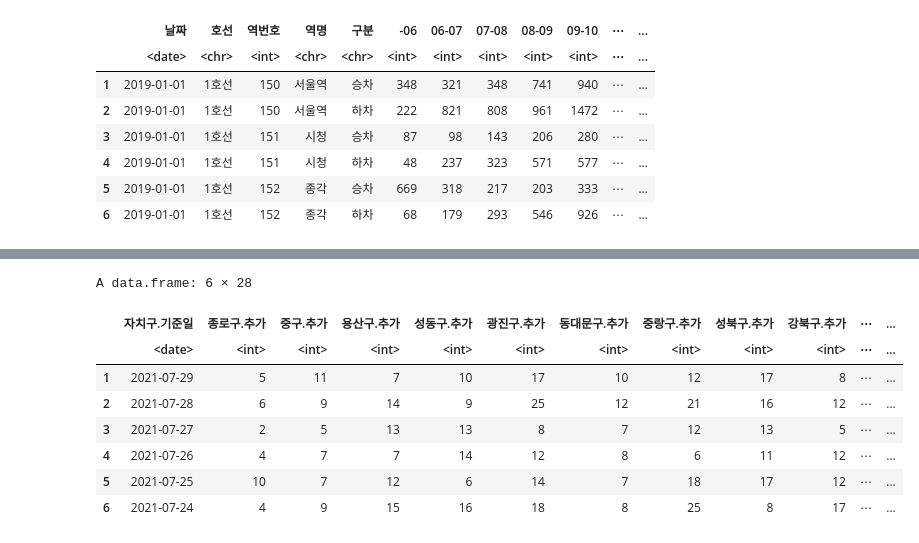
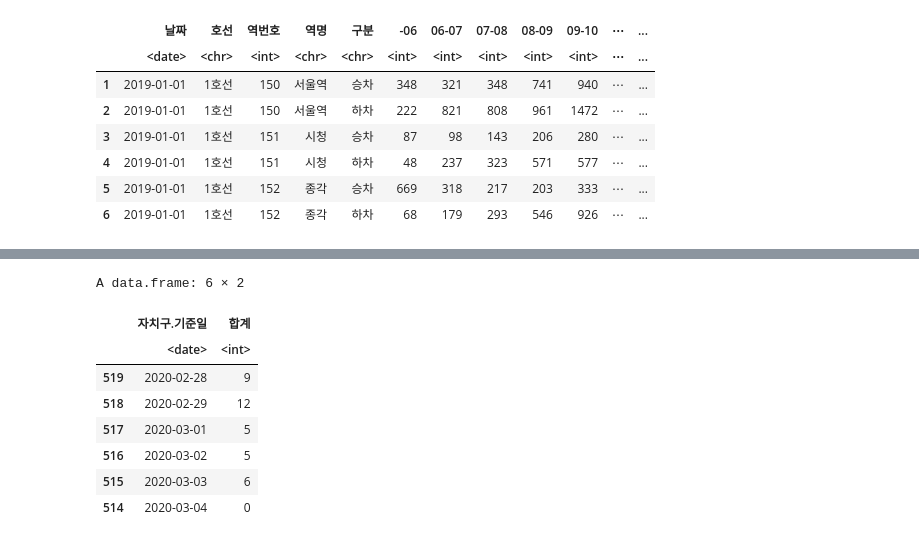
Before and after one commit to tommylee8939/TIL, a Jupyter notebook: R-project/project.ipynb, the cells around one changed output, grey strips where cells are left out. Saved outputs shown, nothing was run; the diff lists cells and outputs as text; code cells hidden in the pictures.

```diff
--- a/R-project/project.ipynb
+++ b/R-project/project.ipynb
@@ -97,17 +127,20 @@ A data.frame: 6 × 26
 # %%
 corona <- read.csv('data/코로나동향.csv',header = T)
 
 corona_new <- corona[,seq(1,53,2)]
 corona_new$합계 <- apply(corona_new[,-1],1,sum)
 corona_new$`자치구.기준일`<- as.Date(corona_new$`자치구.기준일`,format = '%Y.%m.%d')
+corona_new <- corona_new[,c(1,28)]
+
+corona_new <- corona_new[seq(519,1,-1),]
 head(corona_new)
 # %% [output]
-A data.frame: 6 × 28
+A data.frame: 6 × 2
-|  | 자치구.기준일 | 종로구.추가 | 중구.추가 | 용산구.추가 | 성동구.추가 | 광진구.추가 | 동대문구.추가 | 중랑구.추가 | 성북구.추가 | 강북구.추가 | ⋯ | ... |
-|  | <date> | <int> | <int> | <int> | <int> | <int> | <int> | <int> | <int> | <int> | ⋯ | ... |
-| 1 | 2021-07-29 | 5 | 11 | 7 | 10 | 17 | 10 | 12 | 17 | 8 | ⋯ | ... |
-| 2 | 2021-07-28 | 6 | 9 | 14 | 9 | 25 | 12 | 21 | 16 | 12 | ⋯ | ... |
-| 3 | 2021-07-27 | 2 | 5 | 13 | 13 | 8 | 7 | 12 | 13 | 5 | ⋯ | ... |
-| 4 | 2021-07-26 | 4 | 7 | 7 | 14 | 12 | 8 | 6 | 11 | 12 | ⋯ | ... |
-| 5 | 2021-07-25 | 10 | 7 | 12 | 6 | 14 | 7 | 18 | 17 | 12 | ⋯ | ... |
-| 6 | 2021-07-24 | 4 | 9 | 15 | 16 | 18 | 8 | 25 | 8 | 17 | ⋯ | ... |
+|  | 자치구.기준일 | 합계 |
+|  | <date> | <int> |
+| 519 | 2020-02-28 | 9 |
+| 518 | 2020-02-29 | 12 |
+| 517 | 2020-03-01 | 5 |
+| 516 | 2020-03-02 | 5 |
+| 515 | 2020-03-03 | 6 |
+| 514 | 2020-03-04 | 0 |
```
Also changed, not shown: parts of 6 cells of this notebook, 4 other files.
